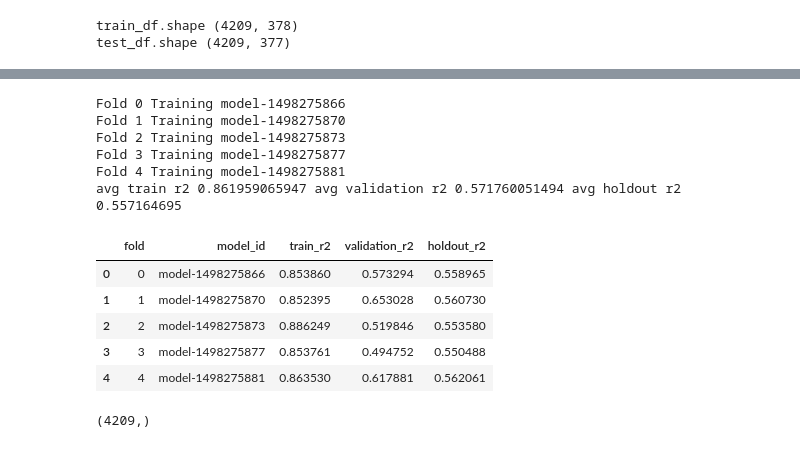
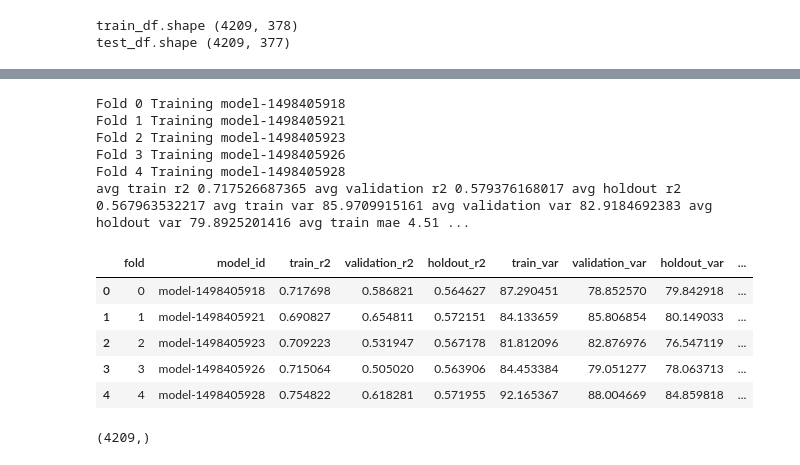
Before and after one commit to malhotraa/mercedes-benz-greener-manufacturing, a Jupyter notebook: notebooks/model_magic.ipynb, the cells around one changed output, grey strips where cells are left out. Saved outputs shown, nothing was run; the diff lists cells and outputs as text; code cells hidden in the pictures.

```diff
--- a/notebooks/model_magic.ipynb
+++ b/notebooks/model_magic.ipynb
@@ -117,7 +135,7 @@ print('test_X.shape', test_X.shape)
 if add_magic_feature:
     temp_X = train_X.copy()
     temp_X['y'] = train_Y
-    median_df = temp_X.groupby('X0').y.median().reset_index().rename(columns={'y':'median_y'})
+    median_df = temp_X.groupby('X0').y.mean().reset_index().rename(columns={'y':'median_y'})
     holdout_X_median_df = pd.merge(holdout_X, median_df, on='X0', how='left')
     holdout_X_median_df.loc[holdout_X_median_df.median_y.isnull(), 'median_y'] = train_Y.mean()
     holdout_X = holdout_X_median_df
@@ -125,7 +143,7 @@ if add_magic_feature:
 
     temp_X = X.copy()
     temp_X['y'] = Y
-    median_df = temp_X.groupby('X0').y.median().reset_index().rename(columns={'y':'median_y'})
+    median_df = temp_X.groupby('X0').y.mean().reset_index().rename(columns={'y':'median_y'})
     test_X_median_df = pd.merge(test_X, median_df, on='X0', how='left')
     test_X_median_df.loc[test_X_median_df.median_y.isnull(), 'median_y'] = Y.mean()
     test_X = test_X_median_df
@@ -152,64 +170,85 @@ for fold, (train_idxs, val_idxs) in enumerate(kf.split(train_X)):
     trn_X, val_X = train_X.iloc[train_idxs], train_X.iloc[val_idxs]
     trn_Y, val_Y = train_Y[train_idxs], train_Y[val_idxs]
 
+    mean_Y = trn_Y.mean()
+
     if add_magic_feature:
         temp_X = trn_X.copy()
         temp_X['y'] = trn_Y
-        median_df = temp_X.groupby('X0').y.median().reset_index().rename(columns={'y':'median_y'})
+        median_df = temp_X.groupby('X0').y.mean().reset_index().rename(columns={'y':'median_y'})
         trn_X_median_df = pd.merge(trn_X, median_df, on='X0', how='left')
         trn_X = trn_X_median_df
 
         val_X_median_df = pd.merge(val_X, median_df, on='X0', how='left')
         val_X_median_df.loc[val_X_median_df.median_y.isnull(), 'median_y'] = trn_Y.mean()
         val_X = val_X_median_df
 
     def xgb_r2_score(preds, dtrain):
         labels = dtrain.get_label()
         return 'rmse', -1.0 * metrics.r2_score(labels, preds)
 
-    model = xgb.XGBRegressor(max_depth = 10,
-                        gamma=0.5,
+    model = xgb.XGBRegressor(max_depth = 5,
+                        #gamma=0.5,
                         objective="reg:linear",
-                        n_estimators=1000,
-                        learning_rate=0.005,
+                        n_estimators=1500,
+                        learning_rate=0.0045,
                         nthread=12,
-                        subsample=0.8,
-                        colsample_bytree=0.70,
-                        colsample_bylevel=0.70,
-                        #base_score=Y_mean,
+                        subsample=0.93,
+                        #colsample_bytree=0.70,
+                        #colsample_bylevel=0.70,
+                        base_score=mean_Y,
                         seed=42,
                         silent=True)
 
     model.fit(trn_X, trn_Y, eval_set=[(trn_X, trn_Y), (val_X, val_Y)], verbose=False, eval_metric='rmse', early_stopping_rounds=50)
     evals_result = model.evals_result()
     pickle.dump(model, open(os.path.join(MODELS_PATH, model_id + ".xgb"), "wb"))
+
     trn_Y_pred = model.predict(trn_X)
     train_r2_score = metrics.r2_score(trn_Y, trn_Y_pred)
+    train_var = np.var(trn_Y_pred)
+    train_mae = metrics.mean_absolute_error(trn_Y, trn_Y_pred)
+
     val_Y_pred = model.predict(val_X)
     val_r2_score = metrics.r2_score(val_Y, val_Y_pred)
+    val_var = np.var(val_Y_pred)
+    val_mae = metrics.mean_absolute_error(val_Y, val_Y_pred)
+
     holdout_Y_pred = model.predict(holdout_X)
     holdout_r2_score = metrics.r2_score(holdout_Y, holdout_Y_pred)
-    perf.append((fold, model_id, train_r2_score, val_r2_score, holdout_r2_score))
+    holdout_var = np.var(holdout_Y_pred)
+    holdout_mae = metrics.mean_absolute_error(holdout_Y, holdout_Y_pred)
 
-perf_df = pd.DataFrame(perf, columns=['fold', 'model_id', 'train_r2', 'validation_r2', 'holdout_r2'])
+    perf.append((fold, model_id, train_r2_score, val_r2_score, holdout_r2_score,
+                 train_var, val_var, holdout_var,
+                 train_mae, val_mae, holdout_mae))
+
+perf_df = pd.DataFrame(perf, columns=['fold', 'model_id', 'train_r2', 'validation_r2', 'holdout_r2',
+                                      'train_var', 'validation_var', 'holdout_var',
+                                      'train_mae', 'validation_mae', 'holdout_mae'])
 print('avg train r2', perf_df['train_r2'].mean(),
       'avg validation r2', perf_df['validation_r2'].mean(),
-      'avg holdout r2', perf_df['holdout_r2'].mean()
-     )
+      'avg holdout r2', perf_df['holdout_r2'].mean(),
+      'avg train var', perf_df['train_var'].mean(),
+      'avg validation var', perf_df['validation_var'].mean(),
+      'avg holdout var', perf_df['holdout_var'].mean(),
+      'avg train mae', perf_df['train_mae'].mean(),
+      'avg validation mae', perf_df['validation_mae'].mean(),
+      'avg holdout mae', perf_df['holdout_mae'].mean())
 perf_df
 # %% [output]
-Fold 0 Training model-1498275866
-Fold 1 Training model-1498275870
-Fold 2 Training model-1498275873
-Fold 3 Training model-1498275877
-Fold 4 Training model-1498275881
-avg train r2 0.861959065947 avg validation r2 0.571760051494 avg holdout r2 0.557164695
+Fold 0 Training model-1498405918
+Fold 1 Training model-1498405921
+Fold 2 Training model-1498405923
+Fold 3 Training model-1498405926
+Fold 4 Training model-1498405928
+avg train r2 0.717526687365 avg validation r2 0.579376168017 avg holdout r2 0.567963532217 avg train var 85.9709915161 avg validation var 82.9184692383 avg holdout var 79.8925201416 avg train mae 4.51 ...
-|  | fold | model_id | train_r2 | validation_r2 | holdout_r2 |
-| 0 | 0 | model-1498275866 | 0.853860 | 0.573294 | 0.558965 |
-| 1 | 1 | model-1498275870 | 0.852395 | 0.653028 | 0.560730 |
-| 2 | 2 | model-1498275873 | 0.886249 | 0.519846 | 0.553580 |
-| 3 | 3 | model-1498275877 | 0.853761 | 0.494752 | 0.550488 |
-| 4 | 4 | model-1498275881 | 0.863530 | 0.617881 | 0.562061 |
+|  | fold | model_id | train_r2 | validation_r2 | holdout_r2 | train_var | validation_var | holdout_var | ... |
+| 0 | 0 | model-1498405918 | 0.717698 | 0.586821 | 0.564627 | 87.290451 | 78.852570 | 79.842918 | ... |
+| 1 | 1 | model-1498405921 | 0.690827 | 0.654811 | 0.572151 | 84.133659 | 85.806854 | 80.149033 | ... |
+| 2 | 2 | model-1498405923 | 0.709223 | 0.531947 | 0.567178 | 81.812096 | 82.876976 | 76.547119 | ... |
+| 3 | 3 | model-1498405926 | 0.715064 | 0.505020 | 0.563906 | 84.453384 | 79.051277 | 78.063713 | ... |
+| 4 | 4 | model-1498405928 | 0.754822 | 0.618281 | 0.571955 | 92.165367 | 88.004669 | 84.859818 | ... |
 # %%
 # Avg xgb models predictions
 VALIDATION_THRESHOLD = 0.4
```
Also changed, not shown: parts of 8 cells of this notebook.
